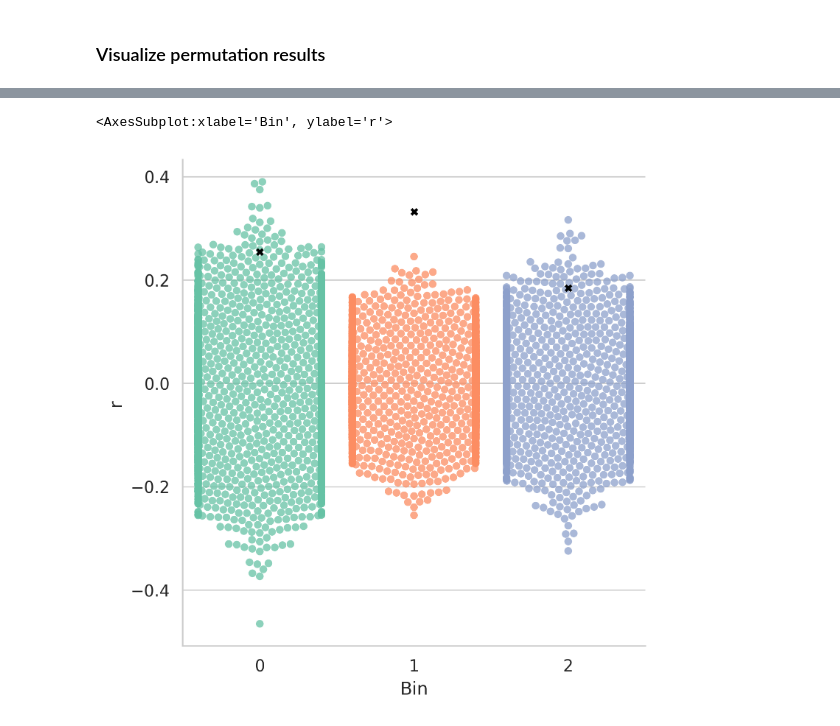
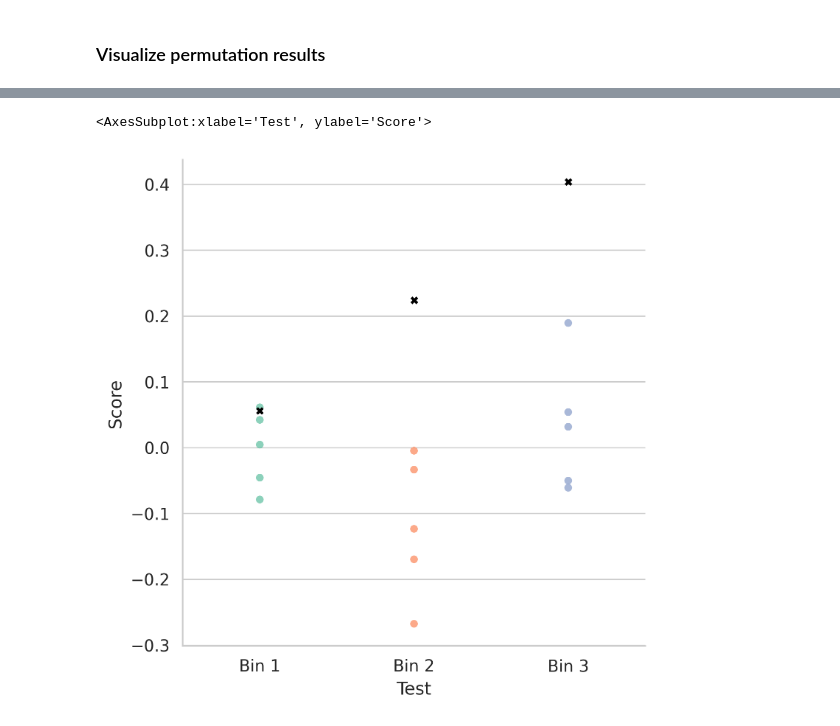
Before and after one commit to Brian-Pho/MSc_Research-Project, a Jupyter notebook: src/Models/Cross Prediction/Age.ipynb, the cells around one changed output, grey strips where cells are left out. Drawn from its saved outputs; the diff is of its cells as text; code cells hidden in the pictures.

```diff
--- a/src/Models/Cross Prediction/Age.ipynb
+++ b/src/Models/Cross Prediction/Age.ipynb
@@ -39,7 +43,7 @@ from sklearn.pipeline import make_pipeline
 # %% [markdown]
 ## Run for one target, one age bin
 # %%
-selected_target = "WISC_PSI"
+selected_target = "WISC_FSIQ"
 y = Y[selected_target]
 
 print(f'{selected_target}: {y.shape}')
@@ -60,0 +52,6 @@ Bin 1: (114, 34716) | Bin 2: (152, 34716) | Bin 3: (114, 34716)
+# %%
+bins = bin_by_age(X, y, ages)
+bins_cv = get_group_cv_splits(bins, RKF_10_10)
+
+print(f'Bin 1: {bins[0][0].shape} | Bin 2: {bins[1][0].shape} | Bin 3: {bins[2][0].shape}')
+print(f'bin_1_cv: {len(bins_cv[0])} | bin_2_cv: {len(bins_cv[1])} | bin_3_cv: {len(bins_cv[2])}')
@@ -129,2 +94,15 @@ Wall time: 2h 41min 17s
 # %% [markdown]
 ### Visualize permutation results
+# %%
+perms = np.array(perm_scores).reshape(9, N_PERM)
+perms = pd.DataFrame(perms)
+
+selected_results = results_df['Train'] == results_df['Test']
+
+true_score = results_df[selected_results]
+perm_score = perms[selected_results]
+perm_score['Bin'] = [1, 2, 3]
+perm_score = perm_score.melt(id_vars='Bin', var_name='Perm_num', value_name='r')
+
+display(true_score)
+display(perm_score)
@@ -142,14 +149,6 @@ for col_val, ax in g.axes_dict.items():
 # %%
-data = pd.melt(pd.DataFrame(results[1]).T, var_name='Bin', value_name='r')
-data['Bin'] = data['Bin'] + 1
-
-data_2 = pd.melt(pd.DataFrame(results[0]).T, var_name='Bin', value_name='r')
-
-# display(data_2)
-
-# Show each observation with a scatterplot
-g = sns.catplot(x='Bin', y='r', data=data, kind="swarm", palette="Set2", alpha=.75)
-sns.swarmplot(x='Bin', y='r', data=data_2, ax=g.ax, color='black', alpha=1, marker='X')
+g = sns.catplot(x='Bin', y='r', data=perm_score, kind="swarm", palette="Set2", alpha=.75)
+sns.swarmplot(x='Test', y='Score', data=true_score, ax=g.ax, color='black', alpha=1, marker='X')
 # %% [output]
-<AxesSubplot:xlabel='Bin', ylabel='r'>
+<AxesSubplot:xlabel='Test', ylabel='Score'>
-[figure, old version]
+[figure, new version]
```
Also changed, not shown: parts of 8 cells of this notebook, 12 other files.
